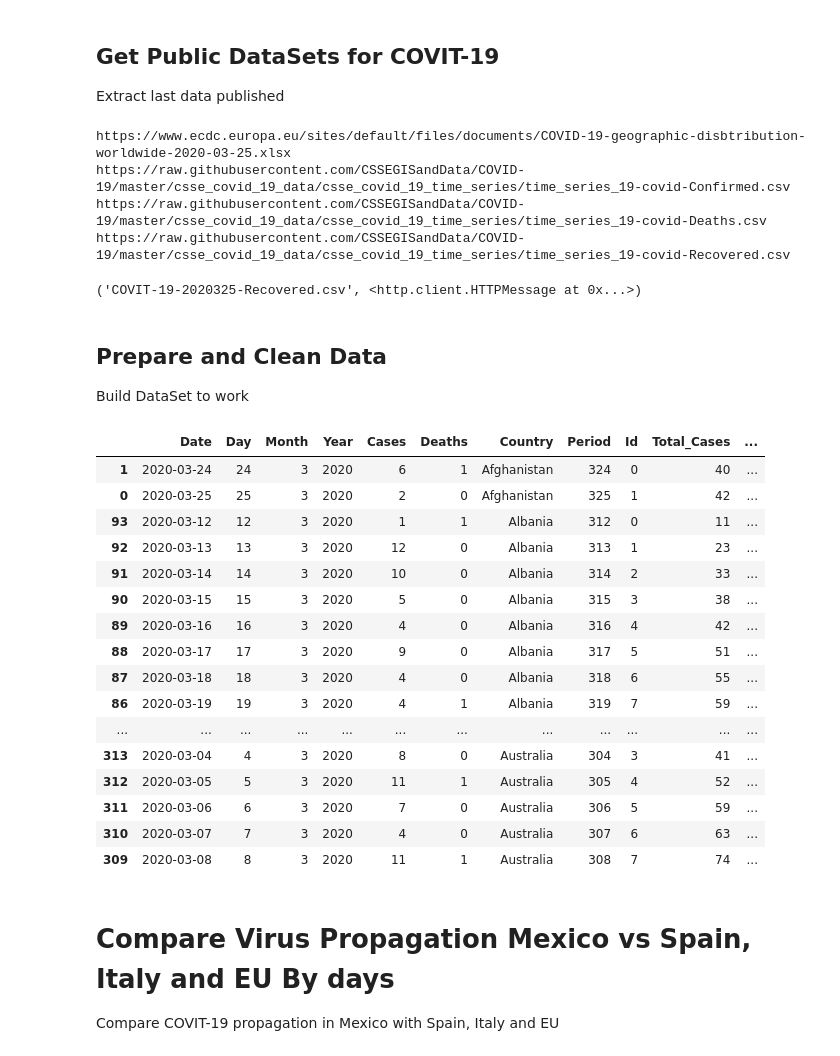
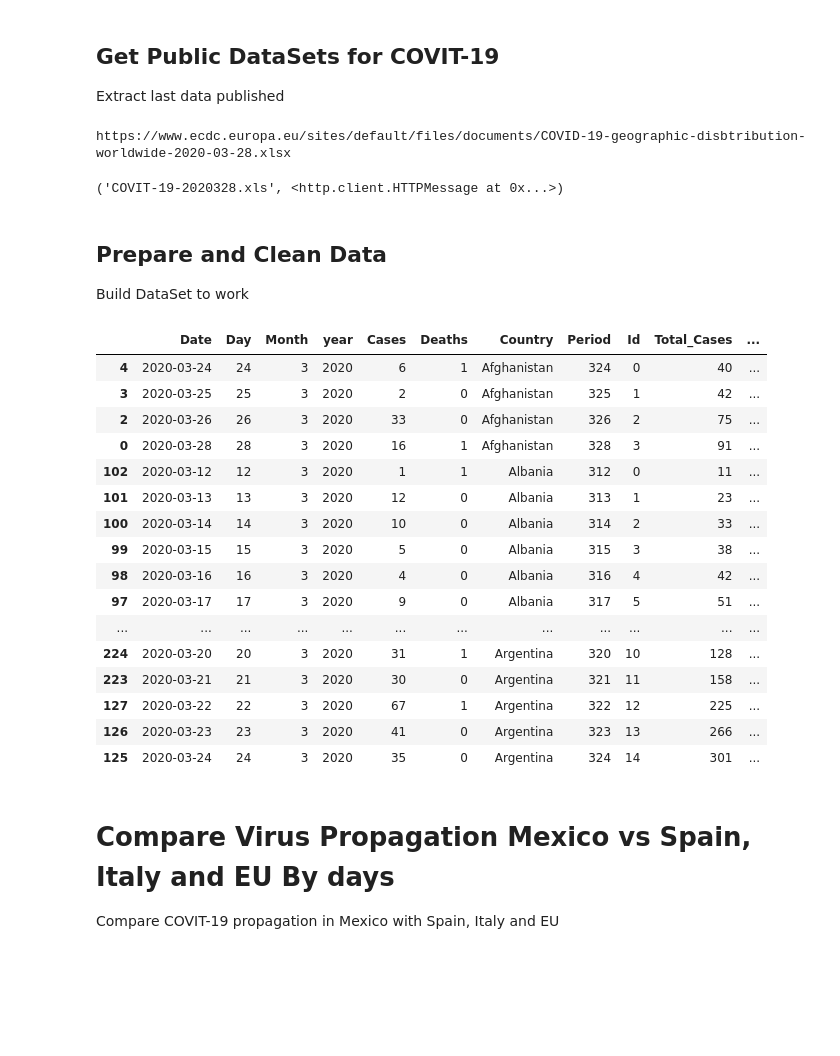
Before and after one commit to eocode/COVIT-19-Mexico, a Jupyter notebook: COVIT-19 Analisys.ipynb, the cells around one changed output. Saved outputs shown, nothing was run; the diff lists cells and outputs as text; code cells hidden in the pictures; blank space fills up the shorter version.

```diff
--- a/COVIT-19 Analisys.ipynb
+++ b/COVIT-19 Analisys.ipynb
@@ -17,24 +17,21 @@ print(url_of_file)
 urllib.request.urlretrieve(url_of_file, outfilename)
 
 # Mapped Data
-outfilename = f'COVIT-19-{dt.year}{dt.month}{dt.day}-Confirmed.csv'
-url_of_file = f'https://raw.githubusercontent.com/CSSEGISandData/COVID-19/master/csse_covid_19_data/csse_covid_19_time_series/time_series_19-covid-Confirmed.csv'
-print(url_of_file)
-urllib.request.urlretrieve(url_of_file, outfilename)
-outfilename = f'COVIT-19-{dt.year}{dt.month}{dt.day}-Death.csv'
-url_of_file = f'https://raw.githubusercontent.com/CSSEGISandData/COVID-19/master/csse_covid_19_data/csse_covid_19_time_series/time_series_19-covid-Deaths.csv'
-print(url_of_file)
-urllib.request.urlretrieve(url_of_file, outfilename)
-outfilename = f'COVIT-19-{dt.year}{dt.month}{dt.day}-Recovered.csv'
-url_of_file = f'https://raw.githubusercontent.com/CSSEGISandData/COVID-19/master/csse_covid_19_data/csse_covid_19_time_series/time_series_19-covid-Recovered.csv'
-print(url_of_file)
-urllib.request.urlretrieve(url_of_file, outfilename)
+#outfilename = f'COVIT-19-{dt.year}{dt.month}{dt.day}-Confirmed.csv'
+#url_of_file = f'https://raw.githubusercontent.com/CSSEGISandData/COVID-19/master/csse_covid_19_data/csse_covid_19_time_series/time_series_19-covid-Confirmed.csv'
+#print(url_of_file)
+#urllib.request.urlretrieve(url_of_file, outfilename)
+#outfilename = f'COVIT-19-{dt.year}{dt.month}{dt.day}-Death.csv'
+#url_of_file = f'https://raw.githubusercontent.com/CSSEGISandData/COVID-19/master/csse_covid_19_data/csse_covid_19_time_series/time_series_19-covid-Deaths.csv'
+#print(url_of_file)
+#urllib.request.urlretrieve(url_of_file, outfilename)
+#outfilename = f'COVIT-19-{dt.year}{dt.month}{dt.day}-Recovered.csv'
+#url_of_file = f'https://raw.githubusercontent.com/CSSEGISandData/COVID-19/master/csse_covid_19_data/csse_covid_19_time_series/time_series_19-covid-Recovered.csv'
+#print(url_of_file)
+#urllib.request.urlretrieve(url_of_file, outfilename)
 # %% [output]
-https://www.ecdc.europa.eu/sites/default/files/documents/COVID-19-geographic-disbtribution-worldwide-2020-03-25.xlsx
-https://raw.githubusercontent.com/CSSEGISandData/COVID-19/master/csse_covid_19_data/csse_covid_19_time_series/time_series_19-covid-Confirmed.csv
-https://raw.githubusercontent.com/CSSEGISandData/COVID-19/master/csse_covid_19_data/csse_covid_19_time_series/time_series_19-covid-Deaths.csv
-https://raw.githubusercontent.com/CSSEGISandData/COVID-19/master/csse_covid_19_data/csse_covid_19_time_series/time_series_19-covid-Recovered.csv
+https://www.ecdc.europa.eu/sites/default/files/documents/COVID-19-geographic-disbtribution-worldwide-2020-03-28.xlsx
-('COVIT-19-2020325-Recovered.csv', <http.client.HTTPMessage at 0x...>)
+('COVIT-19-2020328.xls', <http.client.HTTPMessage at 0x...>)
 # %% [markdown]
 ## Prepare and Clean Data
 Build DataSet to work
@@ -48,8 +45,8 @@ file = f'COVIT-19-{dt.year}{dt.month}{dt.day}.xls'
 df = pd.read_excel(file)
 
 # Prepare Dataset
-data = pd.DataFrame(df, columns= ['DateRep', 'Day','Month', 'Year', 'Cases', 'Deaths', 'Countries and territories'])
-data = data.rename(columns={"DateRep": "Date", "Countries and territories": "Country"})
+data = pd.DataFrame(df, columns= ['dateRep', 'day','month', 'year', 'cases', 'deaths', 'countriesAndTerritories'])
+data = data.rename(columns={"dateRep": "Date", "countriesAndTerritories": "Country", "cases":"Cases", "deaths": "Deaths", "month": "Month", "day": "Day"})
 
 # Filter Dataset
 data = data[data['Cases'] > 0]
@@ -76,51 +73,51 @@ for i in range(i, len(data)):
   if country == data.iloc[i]['Country']:
     if death == False and data.iloc[i]['Deaths'] > 0:
       death = True
   else:
     death = False
 
   # Sumarize
   Cases = (data.iloc[i]['Cases'] + (ant if i > 0 else 0)) if country == data.iloc[i]['Country'] else data.iloc[i]['Cases']
   Deaths = (data.iloc[i]['Deaths'] + (antd if i > 0 else 0)) if country == data.iloc[i]['Country'] else data.iloc[i]['Deaths']
   StartDeaths = 1 if country == data.iloc[i]['Country'] and death else 0
 
   # Append cases
   c.append(Cases)
   d.append(Deaths)
   s.append(StartDeaths)
   ant = Cases
   antd = Deaths
-  ants = startDeaths
+  ants = StartDeaths
   country = data.iloc[i]['Country']
 
 data["Total_Cases"] = c
 data["Total_Deaths"] = d
 data['StartDeaths'] = s
 
 
 # Index DataSet start by deaths
 data = data[data['StartDeaths'] == 1]
 data['Id'] = data.groupby(['Country']).cumcount()
 
 data.head(50)
 # %% [output]
-|  | Date | Day | Month | Year | Cases | Deaths | Country | Period | Id | Total_Cases | ... |
-| 1 | 2020-03-24 | 24 | 3 | 2020 | 6 | 1 | Afghanistan | 324 | 0 | 40 | ... |
-| 0 | 2020-03-25 | 25 | 3 | 2020 | 2 | 0 | Afghanistan | 325 | 1 | 42 | ... |
-| 93 | 2020-03-12 | 12 | 3 | 2020 | 1 | 1 | Albania | 312 | 0 | 11 | ... |
-| 92 | 2020-03-13 | 13 | 3 | 2020 | 12 | 0 | Albania | 313 | 1 | 23 | ... |
-| 91 | 2020-03-14 | 14 | 3 | 2020 | 10 | 0 | Albania | 314 | 2 | 33 | ... |
-| 90 | 2020-03-15 | 15 | 3 | 2020 | 5 | 0 | Albania | 315 | 3 | 38 | ... |
-| 89 | 2020-03-16 | 16 | 3 | 2020 | 4 | 0 | Albania | 316 | 4 | 42 | ... |
-| 88 | 2020-03-17 | 17 | 3 | 2020 | 9 | 0 | Albania | 317 | 5 | 51 | ... |
-| 87 | 2020-03-18 | 18 | 3 | 2020 | 4 | 0 | Albania | 318 | 6 | 55 | ... |
-| 86 | 2020-03-19 | 19 | 3 | 2020 | 4 | 1 | Albania | 319 | 7 | 59 | ... |
+|  | Date | Day | Month | year | Cases | Deaths | Country | Period | Id | Total_Cases | ... |
+| 4 | 2020-03-24 | 24 | 3 | 2020 | 6 | 1 | Afghanistan | 324 | 0 | 40 | ... |
+| 3 | 2020-03-25 | 25 | 3 | 2020 | 2 | 0 | Afghanistan | 325 | 1 | 42 | ... |
+| 2 | 2020-03-26 | 26 | 3 | 2020 | 33 | 0 | Afghanistan | 326 | 2 | 75 | ... |
+| 0 | 2020-03-28 | 28 | 3 | 2020 | 16 | 1 | Afghanistan | 328 | 3 | 91 | ... |
+| 102 | 2020-03-12 | 12 | 3 | 2020 | 1 | 1 | Albania | 312 | 0 | 11 | ... |
+| 101 | 2020-03-13 | 13 | 3 | 2020 | 12 | 0 | Albania | 313 | 1 | 23 | ... |
+| 100 | 2020-03-14 | 14 | 3 | 2020 | 10 | 0 | Albania | 314 | 2 | 33 | ... |
+| 99 | 2020-03-15 | 15 | 3 | 2020 | 5 | 0 | Albania | 315 | 3 | 38 | ... |
+| 98 | 2020-03-16 | 16 | 3 | 2020 | 4 | 0 | Albania | 316 | 4 | 42 | ... |
+| 97 | 2020-03-17 | 17 | 3 | 2020 | 9 | 0 | Albania | 317 | 5 | 51 | ... |
 | ... | ... | ... | ... | ... | ... | ... | ... | ... | ... | ... | ... |
-| 313 | 2020-03-04 | 4 | 3 | 2020 | 8 | 0 | Australia | 304 | 3 | 41 | ... |
-| 312 | 2020-03-05 | 5 | 3 | 2020 | 11 | 1 | Australia | 305 | 4 | 52 | ... |
-| 311 | 2020-03-06 | 6 | 3 | 2020 | 7 | 0 | Australia | 306 | 5 | 59 | ... |
-| 310 | 2020-03-07 | 7 | 3 | 2020 | 4 | 0 | Australia | 307 | 6 | 63 | ... |
-| 309 | 2020-03-08 | 8 | 3 | 2020 | 11 | 1 | Australia | 308 | 7 | 74 | ... |
+| 224 | 2020-03-20 | 20 | 3 | 2020 | 31 | 1 | Argentina | 320 | 10 | 128 | ... |
+| 223 | 2020-03-21 | 21 | 3 | 2020 | 30 | 0 | Argentina | 321 | 11 | 158 | ... |
+| 127 | 2020-03-22 | 22 | 3 | 2020 | 67 | 1 | Argentina | 322 | 12 | 225 | ... |
+| 126 | 2020-03-23 | 23 | 3 | 2020 | 41 | 0 | Argentina | 323 | 13 | 266 | ... |
+| 125 | 2020-03-24 | 24 | 3 | 2020 | 35 | 0 | Argentina | 324 | 14 | 301 | ... |
 # %% [markdown]
 # Compare Virus Propagation Mexico vs Spain, Italy and EU By days
 Compare COVIT-19 propagation in Mexico with Spain, Italy and EU
```
Also changed, not shown: parts of 3 cells of this notebook, 7 other files.
